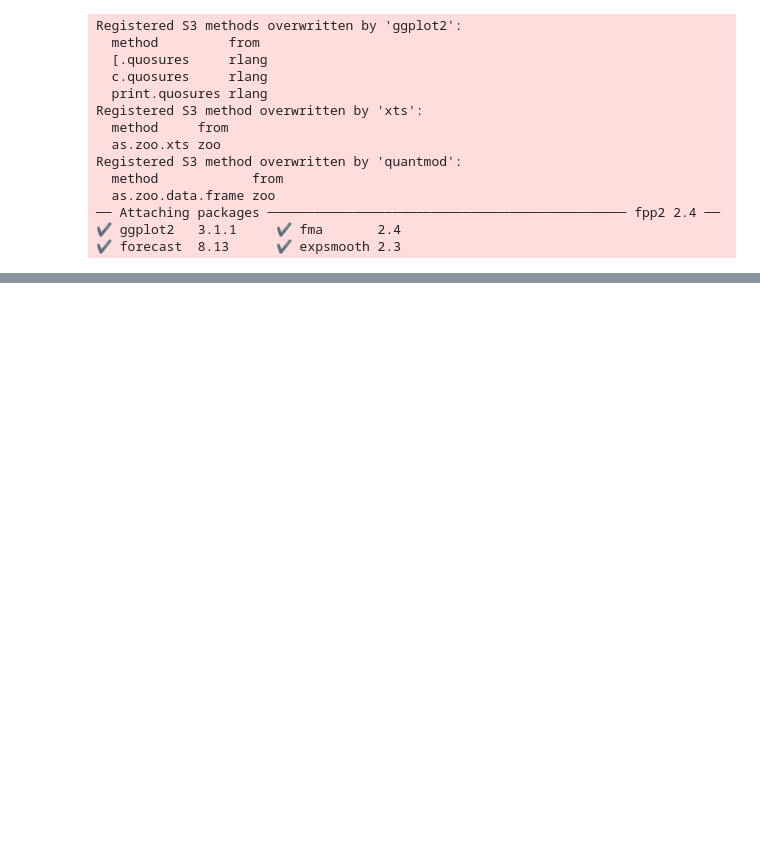
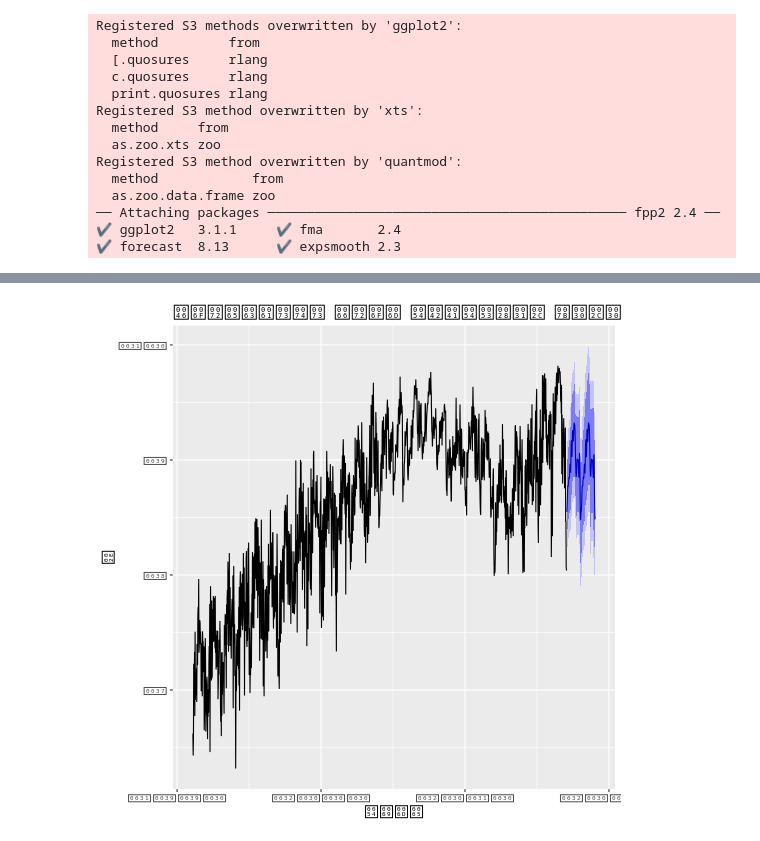
Before and after one commit to mswaringen/uva_afcs, a Jupyter notebook: afcs_scratch.ipynb, the cells around one changed output, grey strips where cells are left out. Cells and saved outputs as stored; diff of their text form; code cells hidden in the pictures; blank space fills up the shorter version.

```diff
--- a/afcs_scratch.ipynb
+++ b/afcs_scratch.ipynb
@@ -55,0 +56,4 @@ usgdp %>% diff() %>% diff() %>%
+# %%
+gasoline %>% tbats () %>% forecast() %>% autoplot
+# %% [output]
+[figure, added]
```
Also changed, not shown: parts of 9 cells of this notebook, 2 other files.
